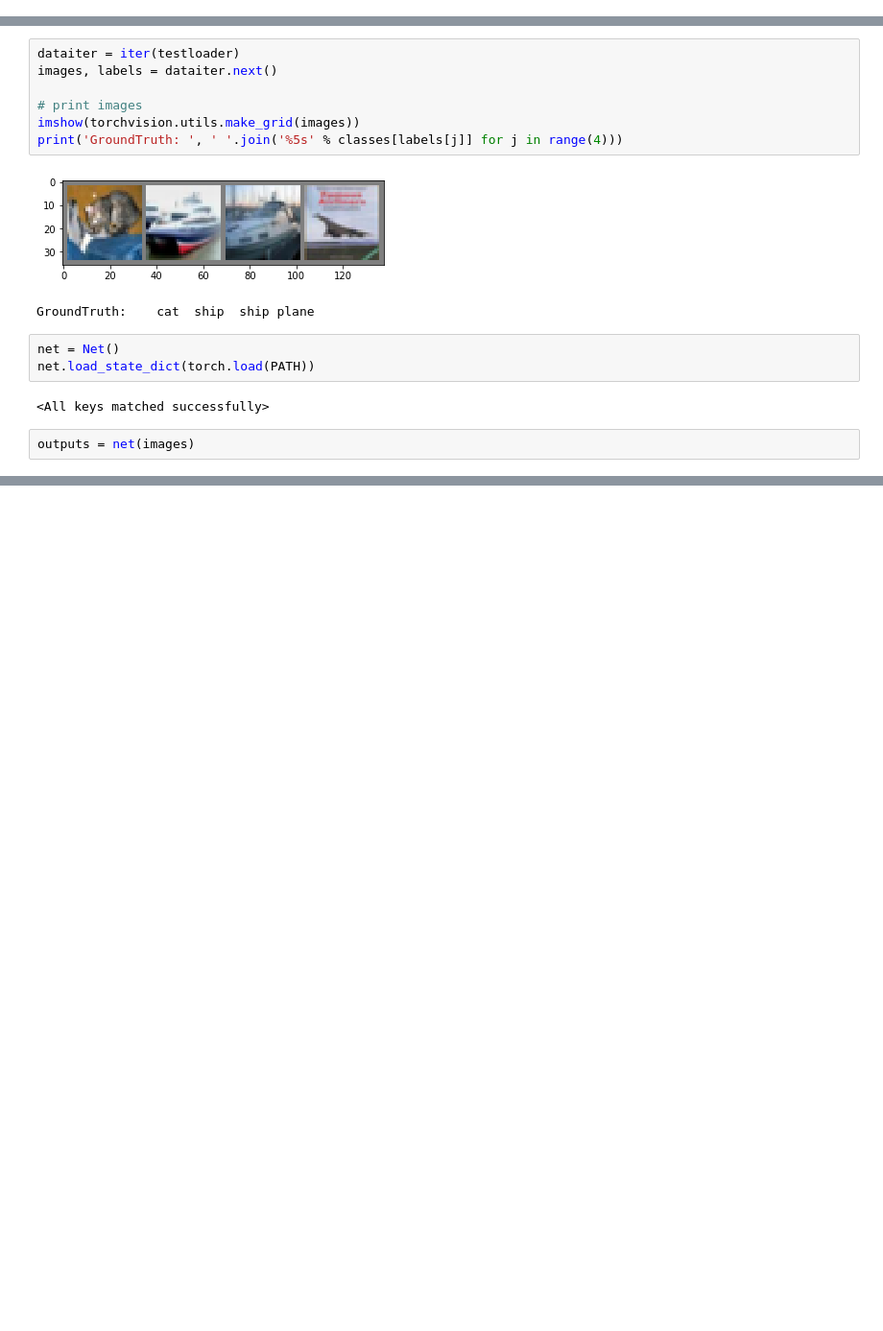
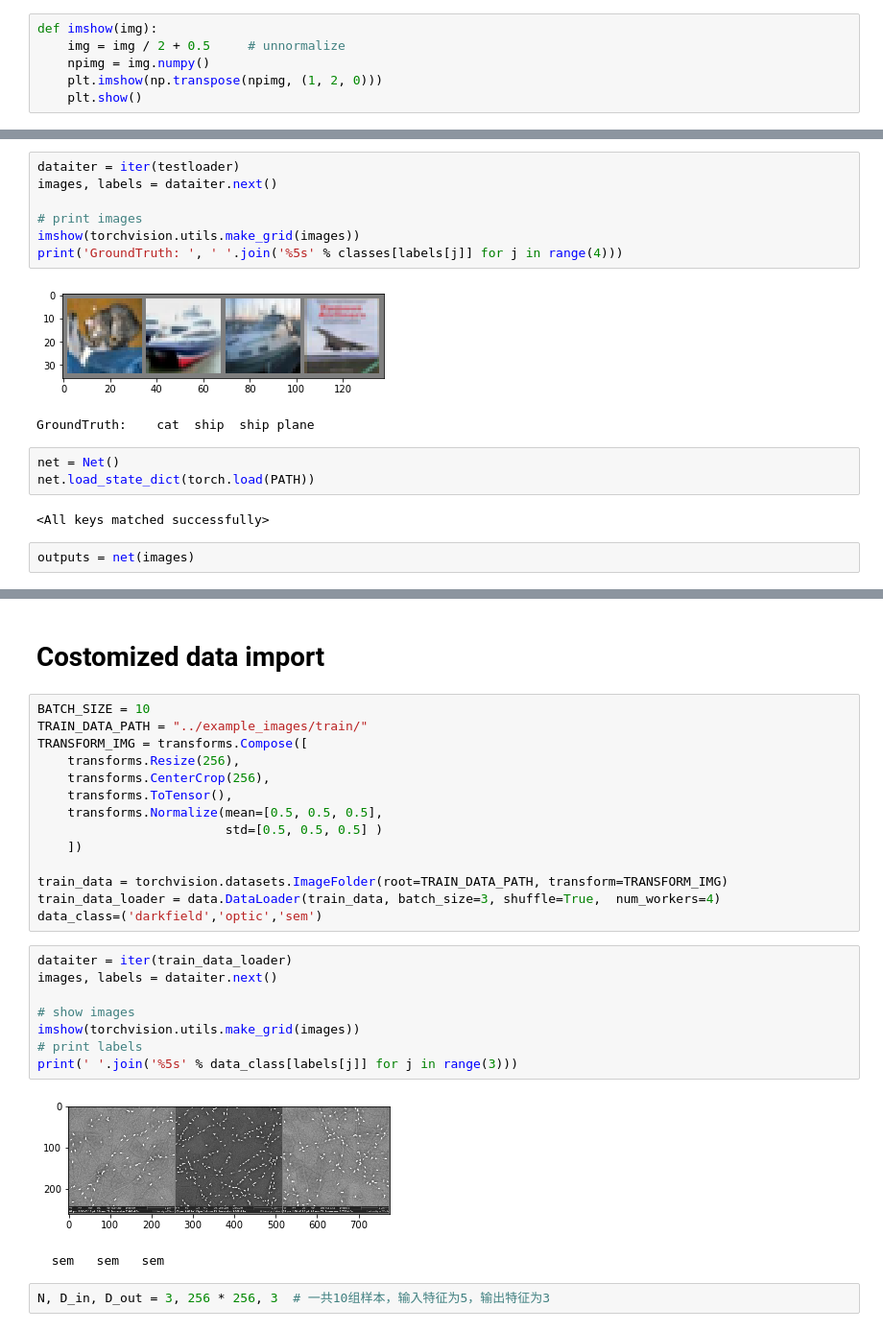
Before and after one commit to yamanmy/partycool, a Jupyter notebook: trail/Pytorch-tutorial.ipynb, the cells around one changed output, grey strips where cells are left out. Shown at 96% size. Cells and saved outputs as stored; diff of their text form; blank space fills up the shorter version.

```diff
--- a/trail/Pytorch-tutorial.ipynb
+++ b/trail/Pytorch-tutorial.ipynb
@@ -11,3 +12,9 @@ import torch.optim as optim
+# %%
+def imshow(img):
+    img = img / 2 + 0.5     # unnormalize
+    npimg = img.numpy()
+    plt.imshow(np.transpose(npimg, (1, 2, 0)))
+    plt.show()
 # %%
 alexnet = models.alexnet(pretrained=True)
 # %%
@@ -234,0 +241,29 @@ Accuracy of truck : 51 %
+# %% [markdown]
+# Costomized data import
+# %%
+BATCH_SIZE = 10
+TRAIN_DATA_PATH = "../example_images/train/"
+TRANSFORM_IMG = transforms.Compose([
+    transforms.Resize(256),
+    transforms.CenterCrop(256),
+    transforms.ToTensor(),
+    transforms.Normalize(mean=[0.5, 0.5, 0.5],
+                         std=[0.5, 0.5, 0.5] )
+    ])
+
+train_data = torchvision.datasets.ImageFolder(root=TRAIN_DATA_PATH, transform=TRANSFORM_IMG)
+train_data_loader = data.DataLoader(train_data, batch_size=3, shuffle=True,  num_workers=4)
+data_class=('darkfield','optic','sem')
+# %%
+dataiter = iter(train_data_loader)
+images, labels = dataiter.next()
+
+# show images
+imshow(torchvision.utils.make_grid(images))
+# print labels
+print(' '.join('%5s' % data_class[labels[j]] for j in range(3)))
+# %% [output]
+[figure, added]
+  sem   sem   sem
+# %%
+N, D_in, D_out = 3, 256 * 256, 3  # 一共10组样本，输入特征为5，输出特征为3
```
Also changed, not shown: parts of 15 cells of this notebook, 1 other file.
